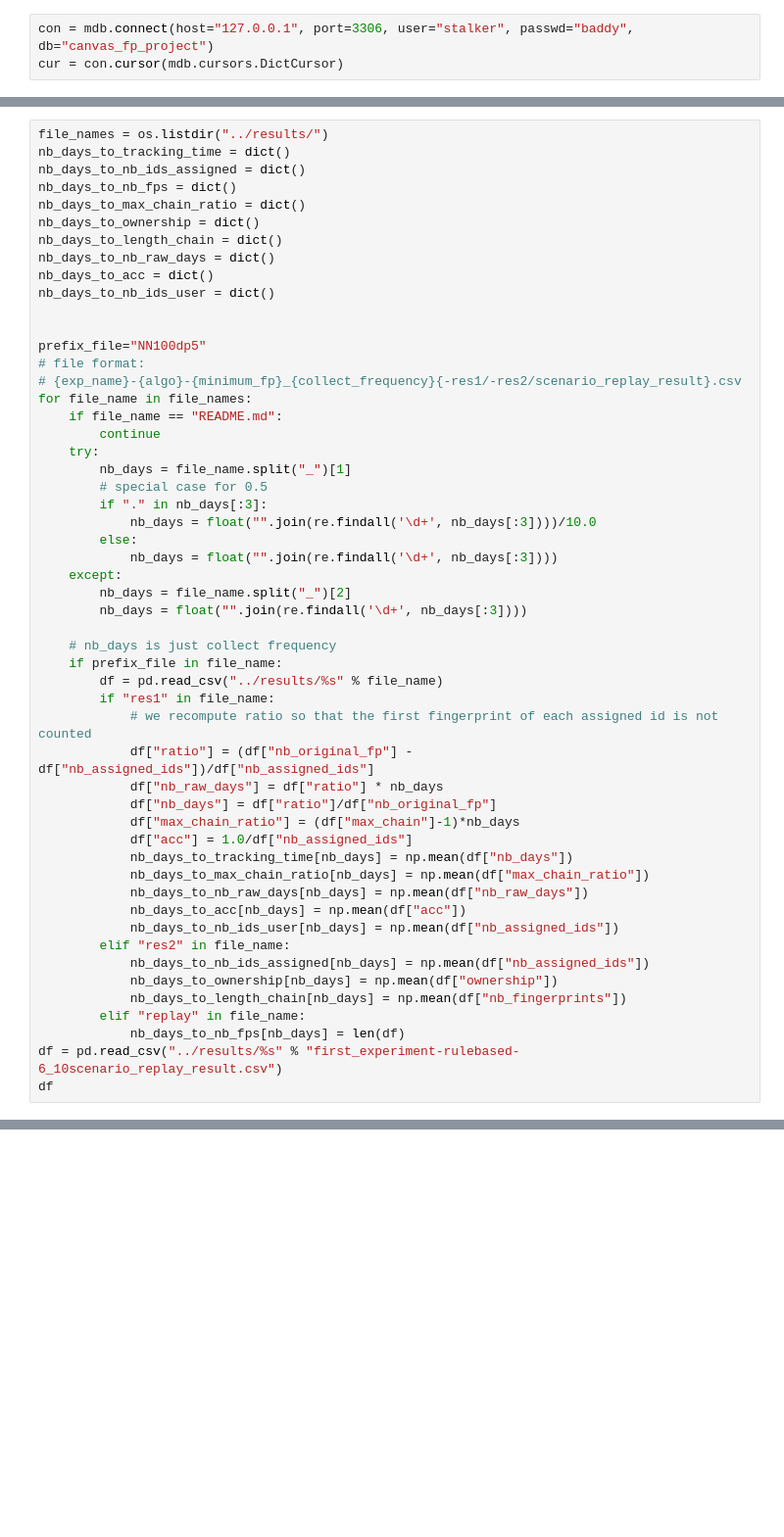
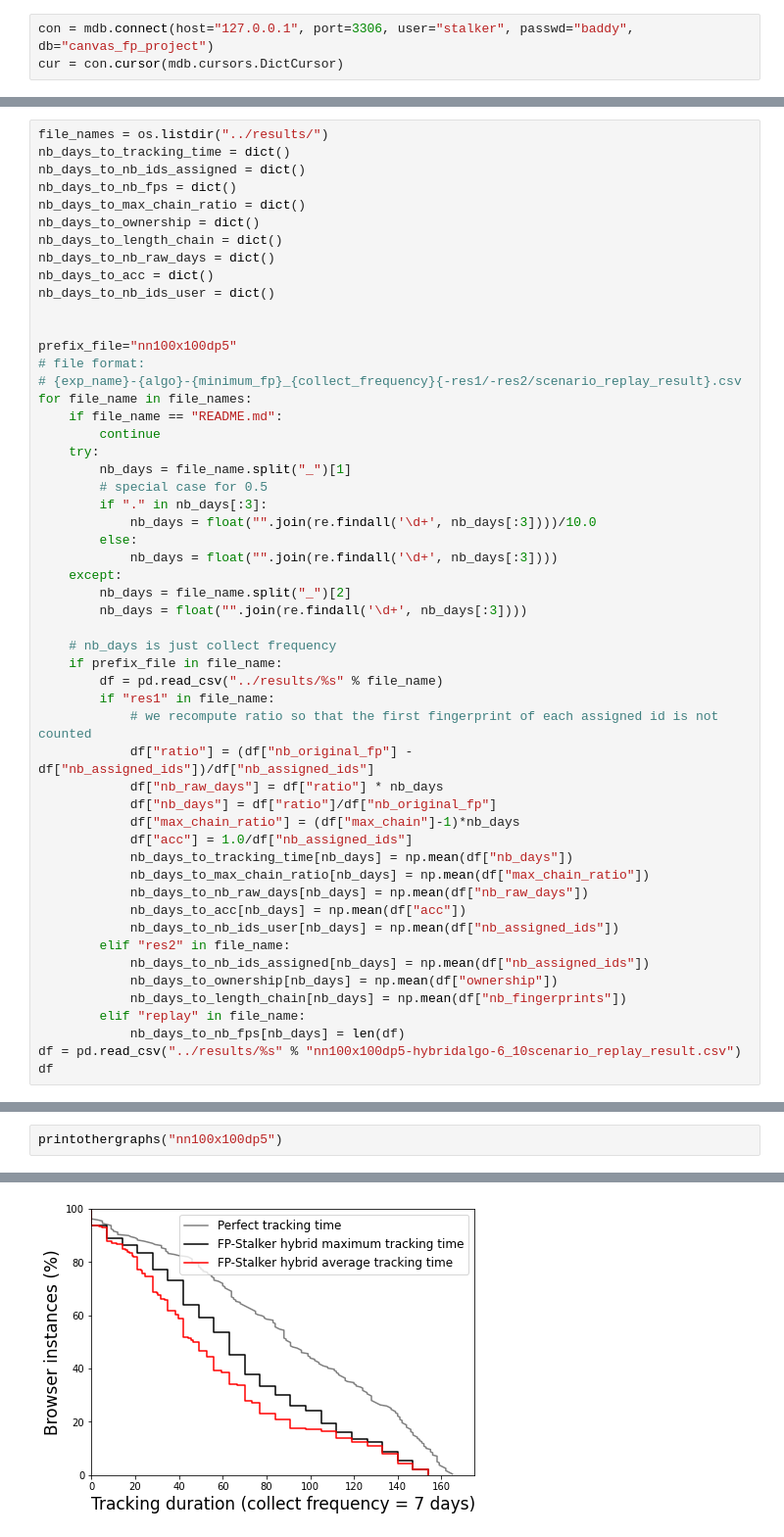
Before and after one commit to wzhang2022/FPStalker-1, a Jupyter notebook: notebooks/results_analysis.ipynb, the cells around one changed output, grey strips where cells are left out. Shown at 98% size. Saved outputs shown, nothing was run; the diff lists cells and outputs as text; blank space fills up the shorter version.

```diff
--- a/notebooks/results_analysis.ipynb
+++ b/notebooks/results_analysis.ipynb
@@ -179,7 +181,7 @@ nb_days_to_acc = dict()
 nb_days_to_nb_ids_user = dict()
 
 
-prefix_file="NN100dp5"
+prefix_file="nn100x100dp5"
 # file format:
 # {exp_name}-{algo}-{minimum_fp}_{collect_frequency}{-res1/-res2/scenario_replay_result}.csv
 for file_name in file_names:
@@ -217,6 +219,6 @@ for file_name in file_names:
             nb_days_to_length_chain[nb_days] = np.mean(df["nb_fingerprints"])
         elif "replay" in file_name:
             nb_days_to_nb_fps[nb_days] = len(df)
-df = pd.read_csv("../results/%s" % "first_experiment-rulebased-6_10scenario_replay_result.csv")
+df = pd.read_csv("../results/%s" % "nn100x100dp5-hybridalgo-6_10scenario_replay_result.csv")
 df
 # %% [output]
@@ -383,0 +593,3 @@ plt.show()
+# %%
+printothergraphs("nn100x100dp5")
+# %% [output]
@@ -383,0 +607 @@ plt.show()
+[figure, added]
```
Also changed, not shown: parts of 7 cells of this notebook, 9 other files.
